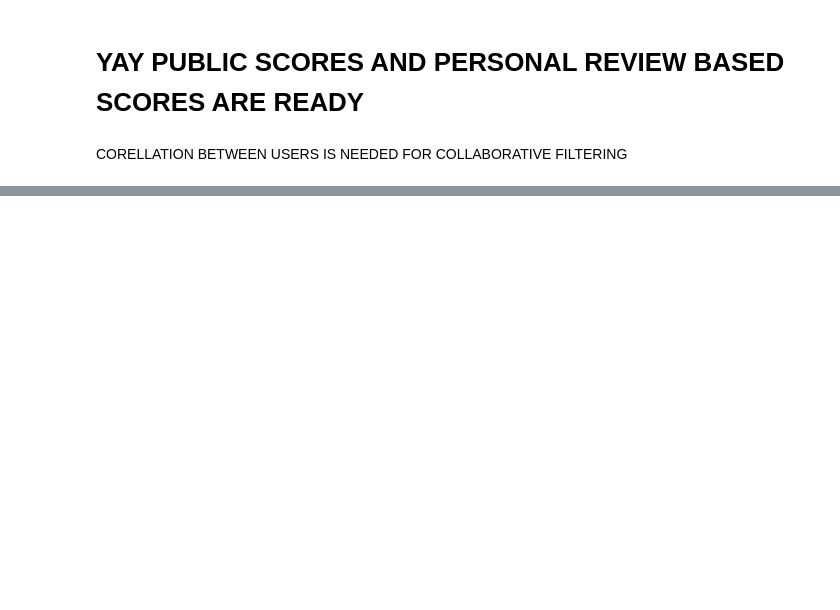
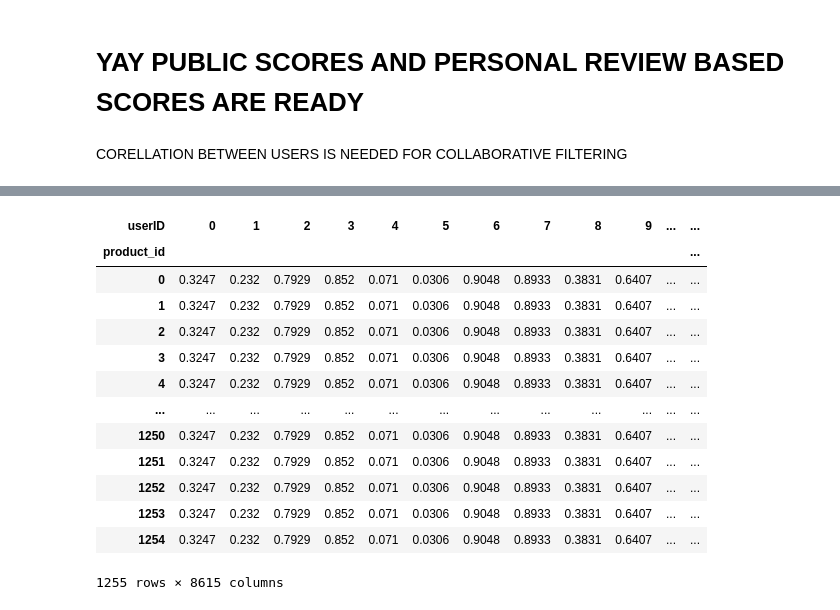
Before and after one commit to sparsh44/GRID_USA, a Jupyter notebook: model/model2.ipynb, the cells around one changed output, grey strips where cells are left out. Cells and saved outputs as stored; diff of their text form; code cells hidden in the pictures; blank space fills up the shorter version.

```diff
--- a/model/model2.ipynb
+++ b/model/model2.ipynb
@@ -469,0 +486,5 @@ TOP Purchases of USER  =  Category => CATEGORY => TOP PRODUCTS
+# %%
+from sklearn import preprocessing
+label_encoder = preprocessing.LabelEncoder()
+df6['product_id']= label_encoder.fit_transform(df6['product_id'])
+df6['userID']= label_encoder.fit_transform(df6['userID'])
@@ -469,0 +507,4 @@ TOP Purchases of USER  =  Category => CATEGORY => TOP PRODUCTS
+# %%
+
+ratings_df = pd.pivot_table(df6, index='userID', columns='product_id', values = 'positvity')
+ratings_df.head()
@@ -473,0 +605,7 @@ CORELLATION BETWEEN USERS IS NEEDED FOR COLLABORATIVE FILTERING
+# %%
+user_conf_matrix = ratings_df.copy()
+
+# We will fill the row wise NaN's with the corresponding user's mean ratings, so that we can carry out Pearson correlation.
+# Here we assume avg ratings for the movie that is not rated.
+user_conf_matrix = user_conf_matrix.apply(lambda row: row.fillna(row.mean()), axis=1)
+user_conf_matrix.head(5)
@@ -473,0 +621,19 @@ CORELLATION BETWEEN USERS IS NEEDED FOR COLLABORATIVE FILTERING
+# %%
+transposeUser = user_conf_matrix.T
+# %%
+transposeUser
+# %% [output]
+| userID | 0 | 1 | 2 | 3 | 4 | 5 | 6 | 7 | 8 | 9 | ... | ... |
+| product_id |  |  |  |  |  |  |  |  |  |  |  | ... |
+| 0 | 0.3247 | 0.232 | 0.7929 | 0.852 | 0.071 | 0.0306 | 0.9048 | 0.8933 | 0.3831 | 0.6407 | ... | ... |
+| 1 | 0.3247 | 0.232 | 0.7929 | 0.852 | 0.071 | 0.0306 | 0.9048 | 0.8933 | 0.3831 | 0.6407 | ... | ... |
+| 2 | 0.3247 | 0.232 | 0.7929 | 0.852 | 0.071 | 0.0306 | 0.9048 | 0.8933 | 0.3831 | 0.6407 | ... | ... |
+| 3 | 0.3247 | 0.232 | 0.7929 | 0.852 | 0.071 | 0.0306 | 0.9048 | 0.8933 | 0.3831 | 0.6407 | ... | ... |
+| 4 | 0.3247 | 0.232 | 0.7929 | 0.852 | 0.071 | 0.0306 | 0.9048 | 0.8933 | 0.3831 | 0.6407 | ... | ... |
+| ... | ... | ... | ... | ... | ... | ... | ... | ... | ... | ... | ... | ... |
+| 1250 | 0.3247 | 0.232 | 0.7929 | 0.852 | 0.071 | 0.0306 | 0.9048 | 0.8933 | 0.3831 | 0.6407 | ... | ... |
+| 1251 | 0.3247 | 0.232 | 0.7929 | 0.852 | 0.071 | 0.0306 | 0.9048 | 0.8933 | 0.3831 | 0.6407 | ... | ... |
+| 1252 | 0.3247 | 0.232 | 0.7929 | 0.852 | 0.071 | 0.0306 | 0.9048 | 0.8933 | 0.3831 | 0.6407 | ... | ... |
+| 1253 | 0.3247 | 0.232 | 0.7929 | 0.852 | 0.071 | 0.0306 | 0.9048 | 0.8933 | 0.3831 | 0.6407 | ... | ... |
+| 1254 | 0.3247 | 0.232 | 0.7929 | 0.852 | 0.071 | 0.0306 | 0.9048 | 0.8933 | 0.3831 | 0.6407 | ... | ... |
+1255 rows × 8615 columns
```
Also changed, not shown: parts of 46 cells of this notebook, 3 other files.
